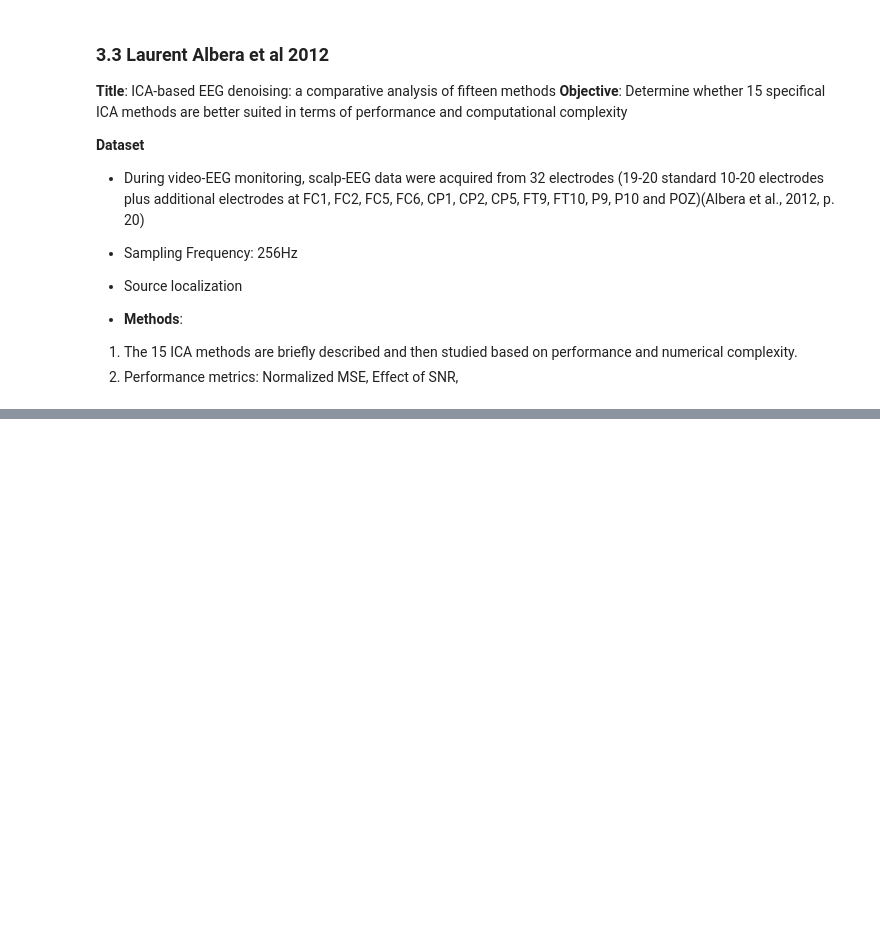
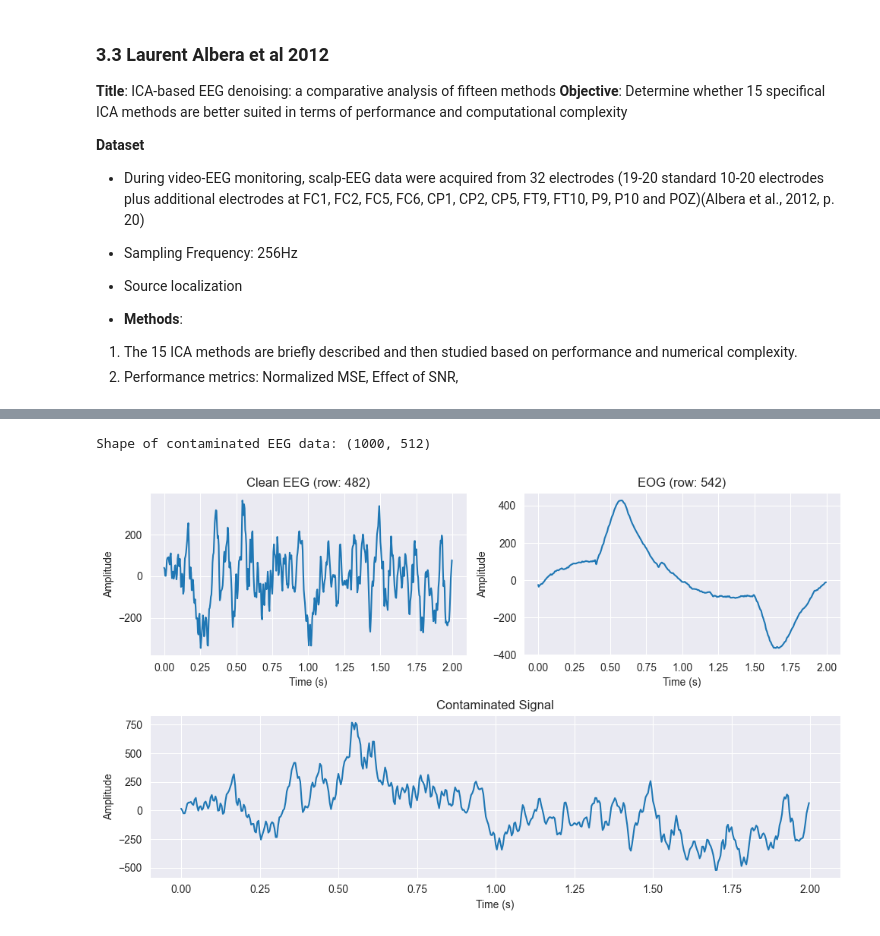
Before and after one commit to zelan-eroz/ee, a Jupyter notebook: ee.ipynb, the cells around one changed output, grey strips where cells are left out. Cells and saved outputs as stored; diff of their text form; code cells hidden in the pictures; blank space fills up the shorter version.

```diff
--- a/ee.ipynb
+++ b/ee.ipynb
@@ -441,0 +473,10 @@ The paper used 2 datasets: simulated and then real EEG data.
+# %%
+#Chose 3400 rows because out of all EEG, EOG, & EMG, eog has the least rows with 3400 rows. Plus the indexes need to match during mixing.
+
+def selected_rows(data,size:int):
+    random_rows = np.random.choice(data.shape[0], size=size, replace=False)
+    return data[random_rows,:]
+# %%
+eeg_data = selected_rows(eeg,3400)
+eog_data = eog
+emg_data = selected_rows(emg,3400)
@@ -441,0 +538,48 @@ The paper used 2 datasets: simulated and then real EEG data.
+# %%
+num_samples = 1000  # Specify the number of contaminated EEG data samples to generate
+contaminated_eeg_data, contamination_indices = generate_contaminated_eeg_data(eeg_data, eog_data, num_samples)
+
+# Verify the shape of the generated contaminated EEG data
+print("Shape of contaminated EEG data:", contaminated_eeg_data.shape)
+# %% [output]
+Shape of contaminated EEG data: (1000, 512)
+# %%
+# Print the indices of the clean EEG data and EOG artifacts used for each contaminated signal
+#for i, (eeg_index, eog_index) in enumerate(contamination_indices):
+#    print(f"Contaminated EEG sample {i+1}: Clean EEG index = {eeg_index}, EOG index = {eog_index}")
+#print(contamination_indices)
+
+import matplotlib.pyplot as plt
+
+sampling_rate = 256  # Hz
+duration = 2  # seconds
+time = np.arange(0, duration, 1/sampling_rate)
+
+plt.figure(figsize=(10, 6))
+row=0
+
+# Plot clean EEG
+plt.subplot(2, 2, 1)
+plt.plot(time, eeg_data[contamination_indices[row][0]])  # Replace '0' with the desired segment or row from the clean EEG data
+plt.xlabel('Time (s)')
+plt.ylabel('Amplitude')
+plt.title(f'Clean EEG (row: {contamination_indices[row][0]})')
+
+# Plot EOG
+plt.subplot(2, 2, 2)
+plt.plot(time, eog_data[contamination_indices[row][1]])  # Replace '0' with the desired segment or row from the EOG data
+plt.xlabel('Time (s)')
+plt.ylabel('Amplitude')
+plt.title(f'EOG (row: {contamination_indices[row][1]})')
+
+# Plot contaminated signal
+plt.subplot(2, 1, 2)
+plt.plot(time, contaminated_eeg_data[row])  # Replace '0' with the desired segment or row from the contaminated signal
+plt.xlabel('Time (s)')
+plt.ylabel('Amplitude')
+plt.title(f'Contaminated Signal')
+
+plt.tight_layout()
+plt.show()
+# %% [output]
+[figure, added]
```
Also changed, not shown: parts of 5 cells of this notebook.
